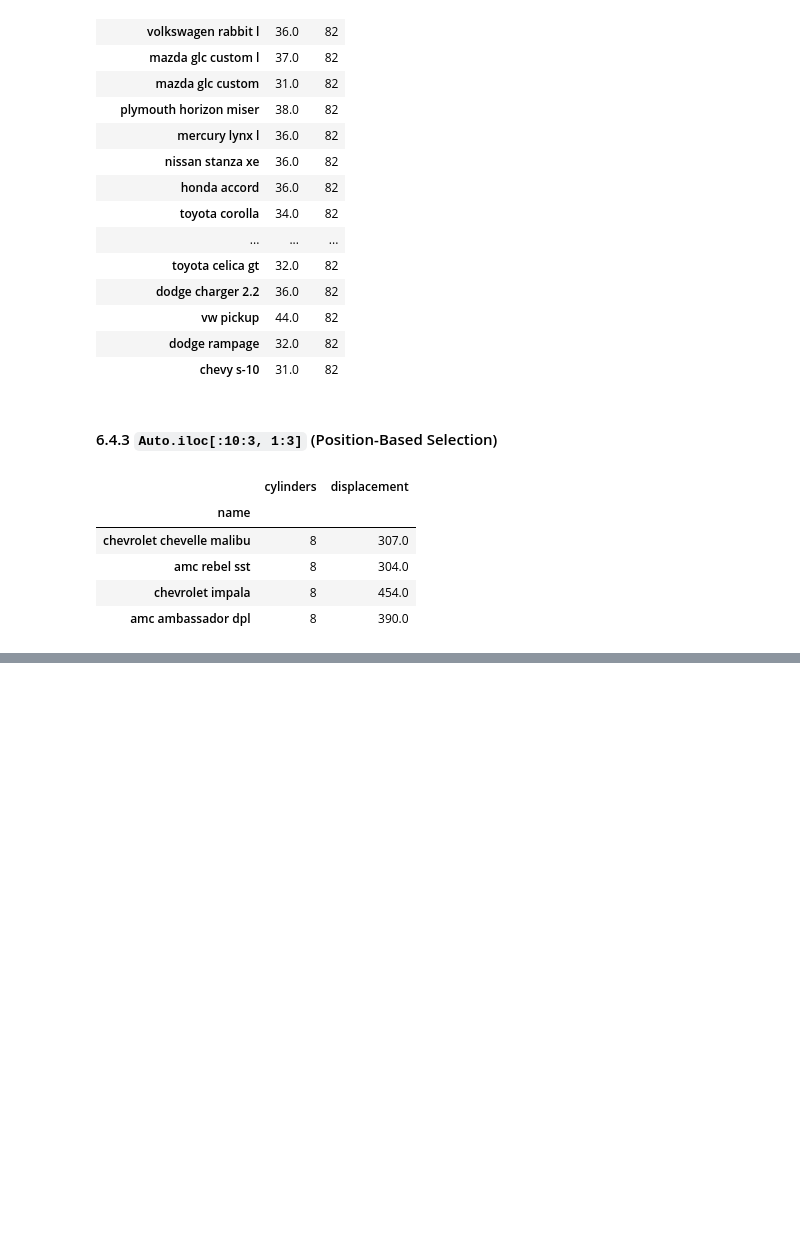
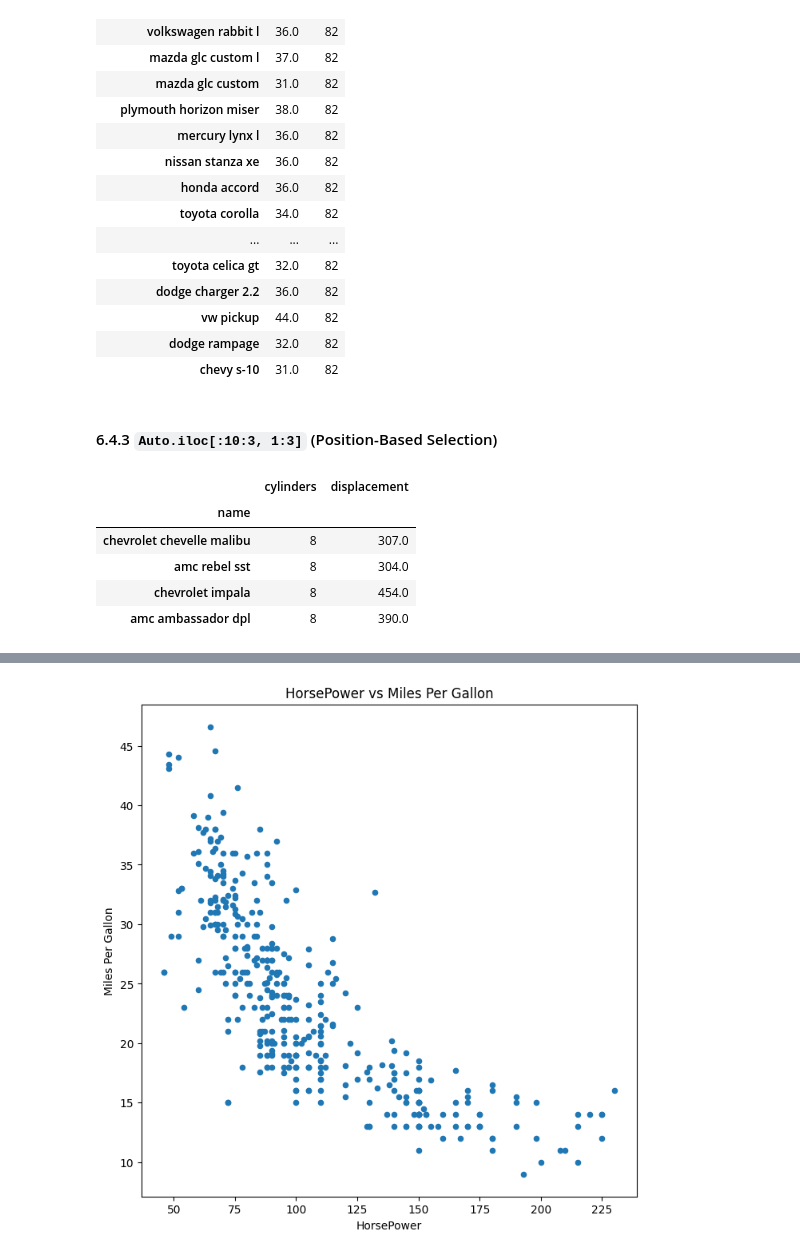
Before and after one commit to Xiaoke1982/statistical_learning_python, a Jupyter notebook: notebooks/1_Introduction_to_Python.ipynb, the cells around one changed output, grey strips where cells are left out. Saved outputs shown, nothing was run; the diff lists cells and outputs as text; code cells hidden in the pictures; blank space fills up the shorter version.

```diff
--- a/notebooks/1_Introduction_to_Python.ipynb
+++ b/notebooks/1_Introduction_to_Python.ipynb
@@ -844,0 +892,8 @@ from matplotlib.pyplot import subplots
+# %%
+fig, ax = subplots(figsize = (8, 8))
+Auto.plot("horsepower", "mpg", "scatter", ax=ax)
+ax.set_xlabel("HorsePower")
+ax.set_ylabel("Miles Per Gallon")
+ax.set_title("HorsePower vs Miles Per Gallon");
+# %% [output]
+[figure, added]
```
Also changed, not shown: parts of 21 cells of this notebook, 3 other files.
